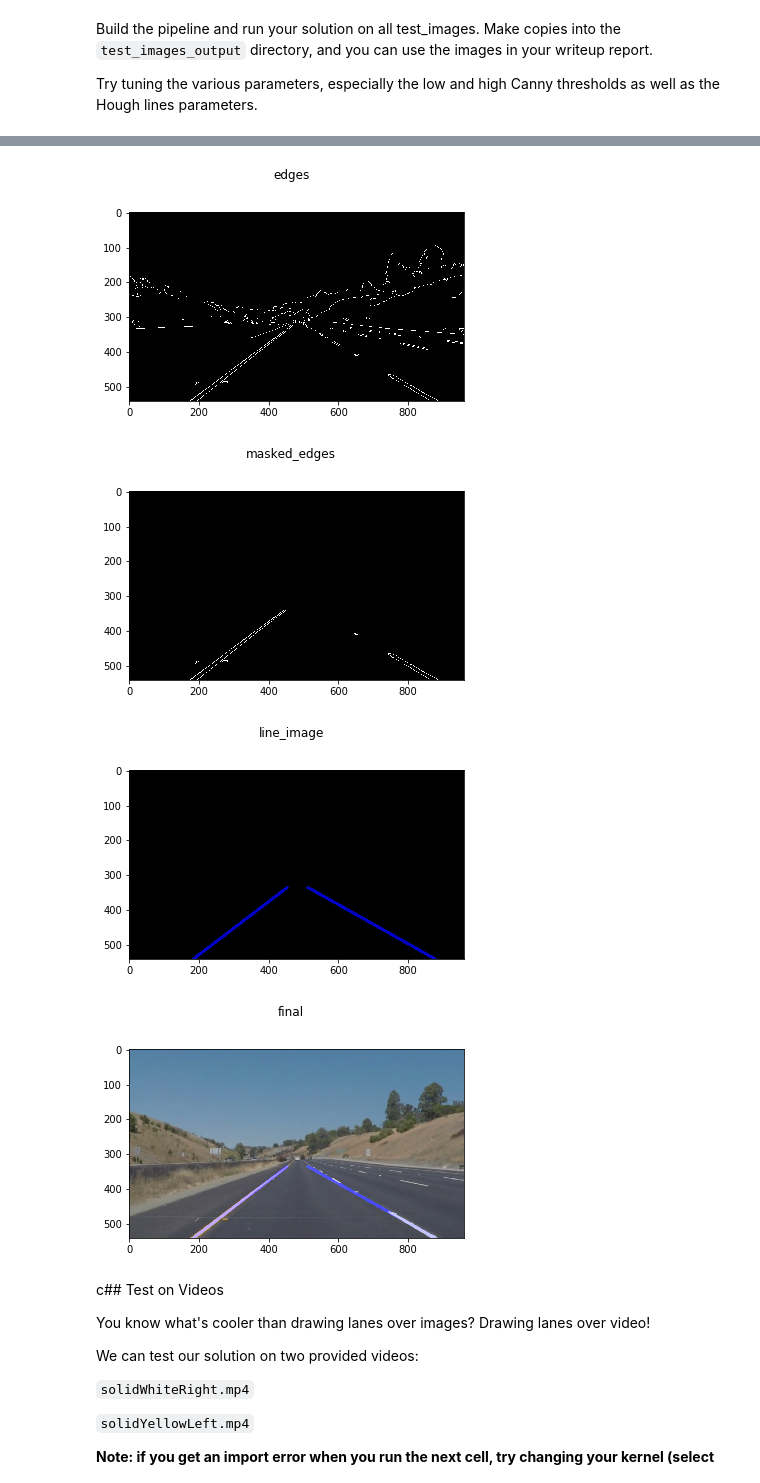
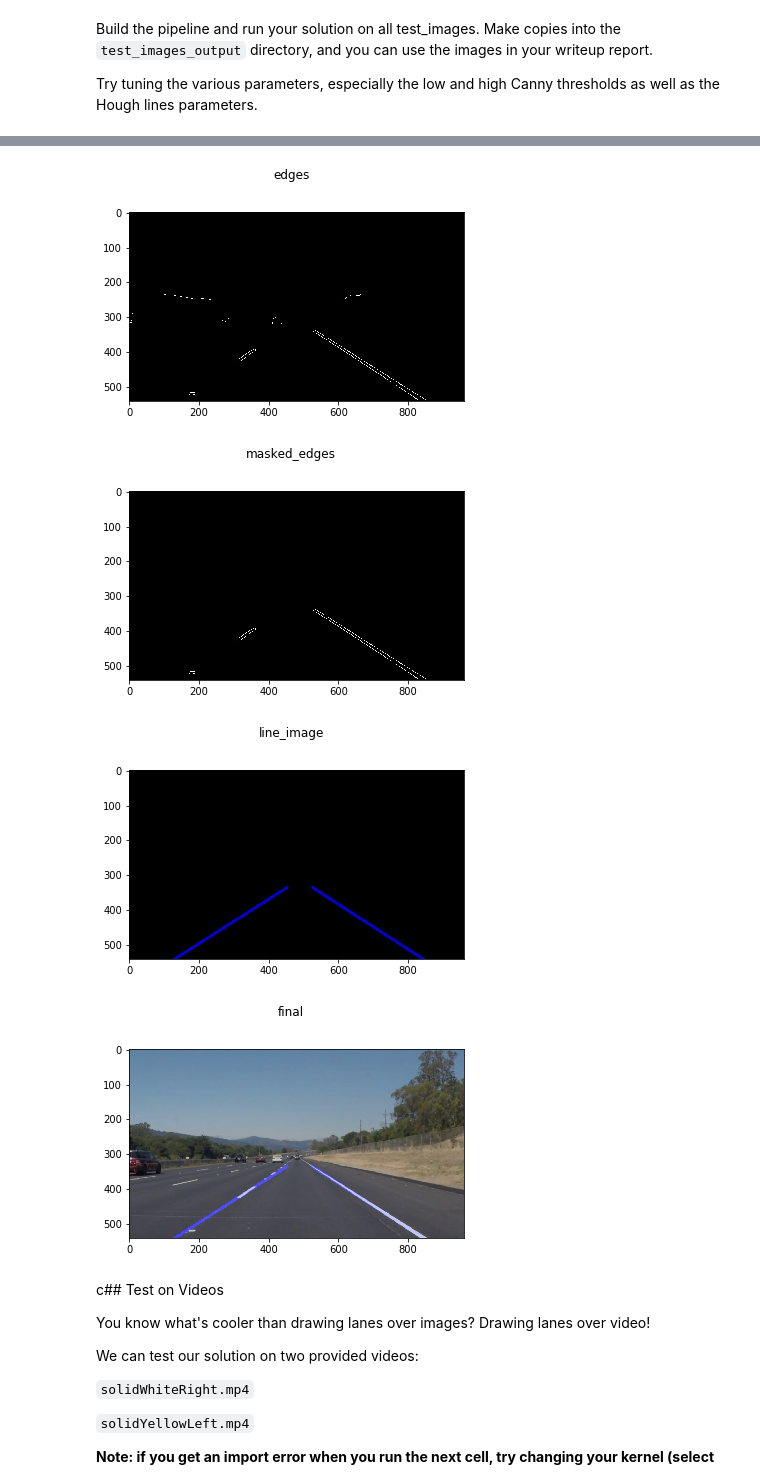
Before and after one commit to iochocolate/CarND-LaneLines-P1, a Jupyter notebook: P1.ipynb, the cells around one changed output, grey strips where cells are left out. Cells and saved outputs as stored; diff of their text form; code cells hidden in the pictures.

```diff
--- a/P1.ipynb
+++ b/P1.ipynb
@@ -387,7 +387,7 @@ for image_name in image_names:
 # IMAGE EVOLUTION
 
 # Select image by changing k
-k = 0
+k = 5
 pipeline_names = ['gray','blur_gray', 'edges','masked_edges','line_image','final']
 image_name = image_names[k]
 image_path = path + images_o_home + image_name[:-4] + '/'
@@ -403,7 +403,7 @@ for p_name in pipeline_names:
-[figure, old version]
+[figure, new version]
-[figure, old version]
+[figure, new version]
-[figure, old version]
+[figure, new version]
-[figure, old version]
+[figure, new version]
 # %% [markdown]
 c## Test on Videos
 
```
Also changed, not shown: parts of 4 cells of this notebook, 31 other files.
